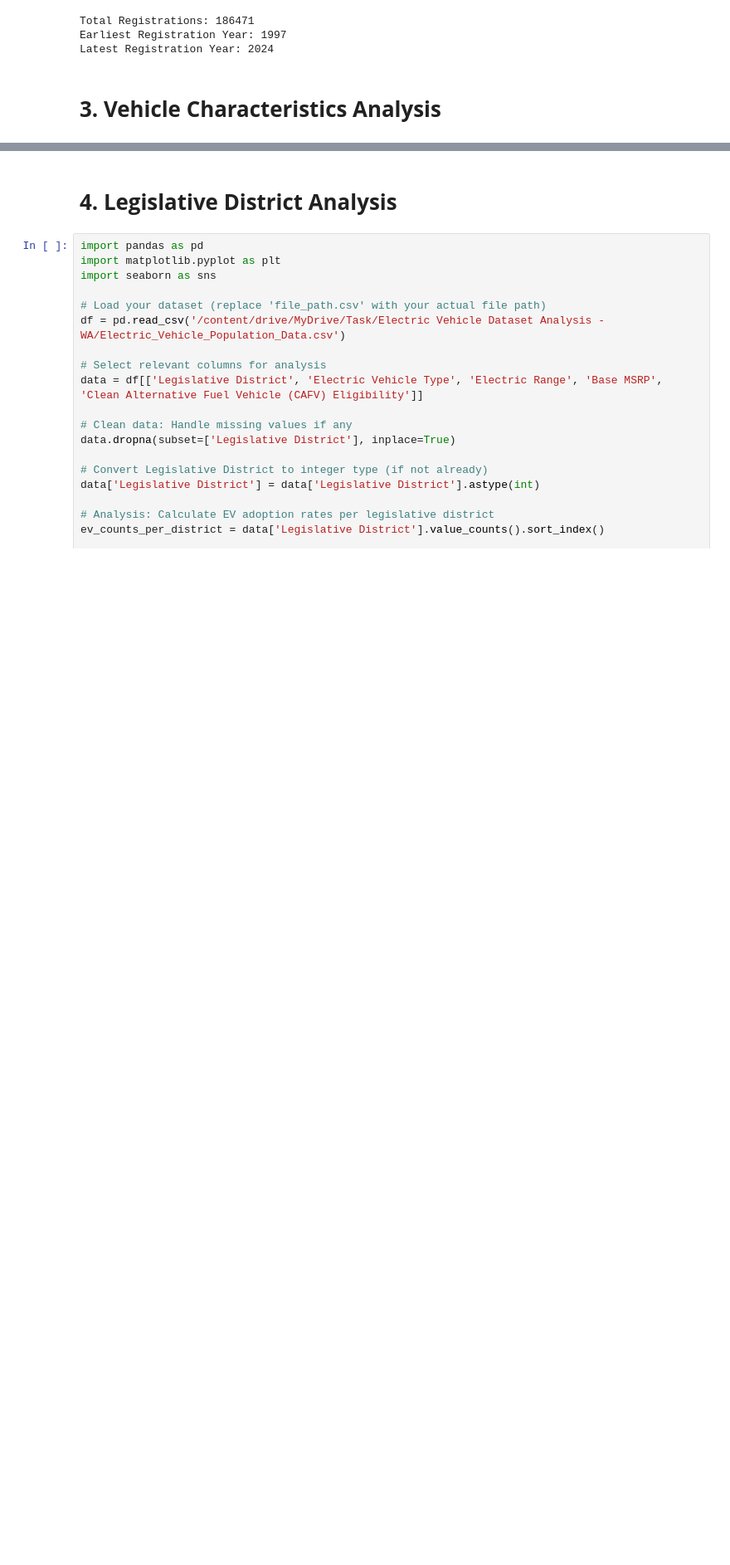
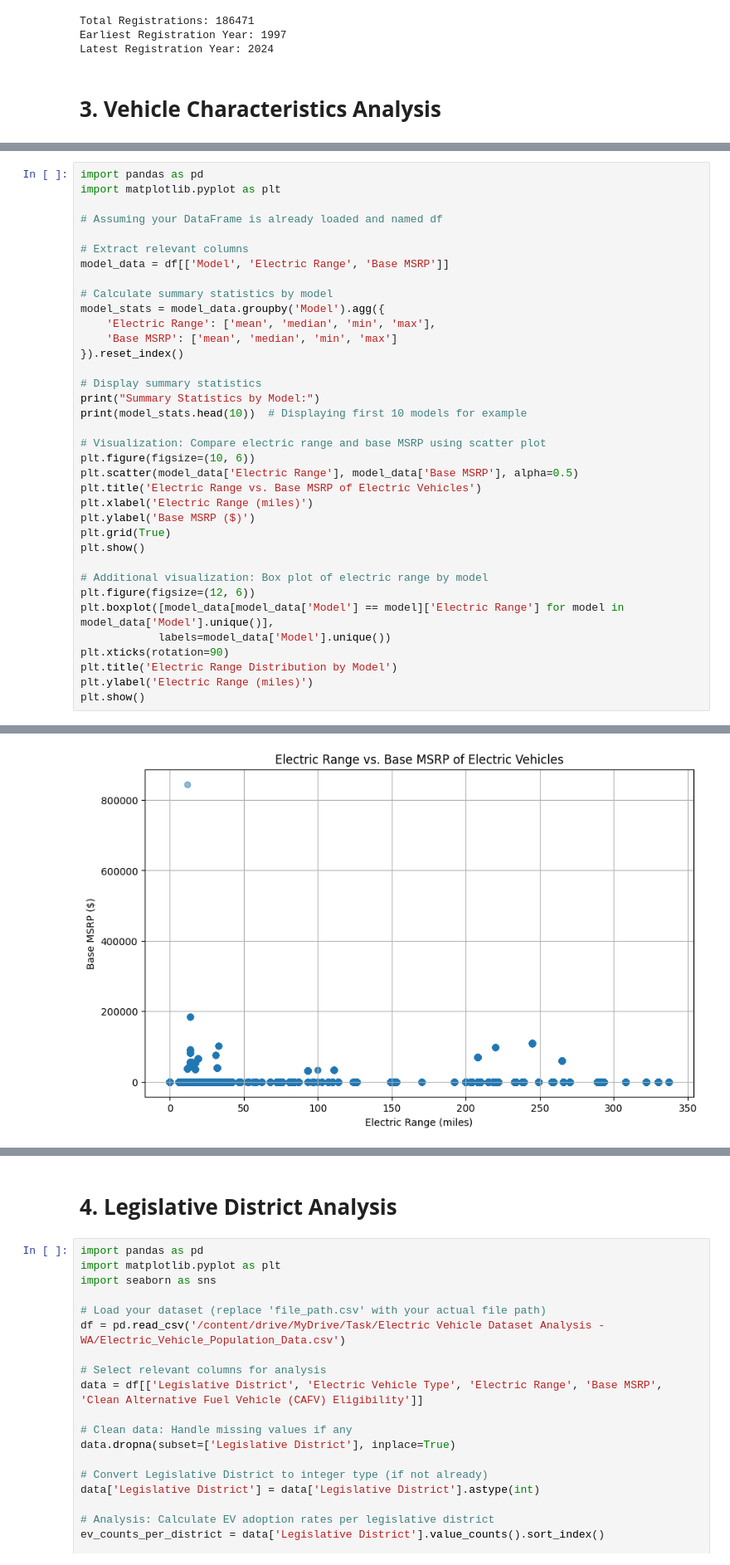
Before and after one commit to GDharan10/Project9_HorseRacePrediction, a Jupyter notebook: ElectricVehicleAnalysis_WA.ipynb, the cells around one changed output, grey strips where cells are left out. Shown at 83% size. Drawn from its saved outputs; the diff is of its cells as text; blank space fills up the shorter version.

```diff
--- a/ElectricVehicleAnalysis_WA.ipynb
+++ b/ElectricVehicleAnalysis_WA.ipynb
@@ -221,2 +218,39 @@ print(f"Percentage of CAFV Eligible Vehicles: {caf_eligible_percentage:.2f}%")
 [figure]
 Percentage of CAFV Eligible Vehicles: 17.49%
+# %%
+import pandas as pd
+import matplotlib.pyplot as plt
+
+# Assuming your DataFrame is already loaded and named df
+
+# Extract relevant columns
+model_data = df[['Model', 'Electric Range', 'Base MSRP']]
+
+# Calculate summary statistics by model
+model_stats = model_data.groupby('Model').agg({
+    'Electric Range': ['mean', 'median', 'min', 'max'],
+    'Base MSRP': ['mean', 'median', 'min', 'max']
+}).reset_index()
+
+# Display summary statistics
+print("Summary Statistics by Model:")
+print(model_stats.head(10))  # Displaying first 10 models for example
+
+# Visualization: Compare electric range and base MSRP using scatter plot
+plt.figure(figsize=(10, 6))
+plt.scatter(model_data['Electric Range'], model_data['Base MSRP'], alpha=0.5)
+plt.title('Electric Range vs. Base MSRP of Electric Vehicles')
+plt.xlabel('Electric Range (miles)')
+plt.ylabel('Base MSRP ($)')
+plt.grid(True)
+plt.show()
+
+# Additional visualization: Box plot of electric range by model
+plt.figure(figsize=(12, 6))
+plt.boxplot([model_data[model_data['Model'] == model]['Electric Range'] for model in model_data['Model'].unique()],
+            labels=model_data['Model'].unique())
+plt.xticks(rotation=90)
+plt.title('Electric Range Distribution by Model')
+plt.ylabel('Electric Range (miles)')
+plt.show()
+# %% [output]
@@ -222,0 +274 @@ Percentage of CAFV Eligible Vehicles: 17.49%
+[figure, added]
```
Also changed, not shown: parts of 4 cells of this notebook.
